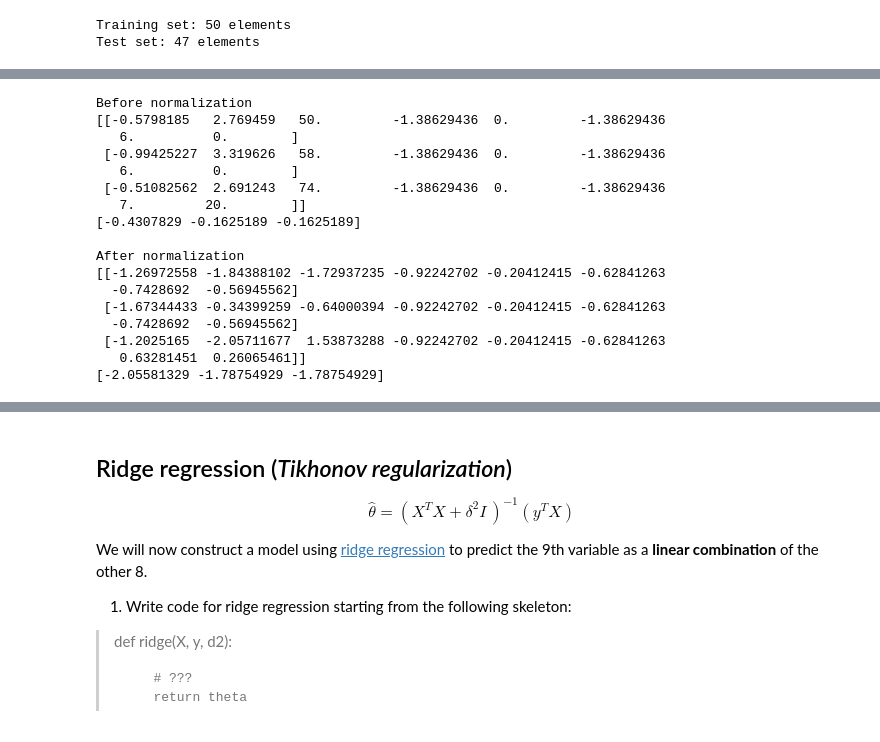
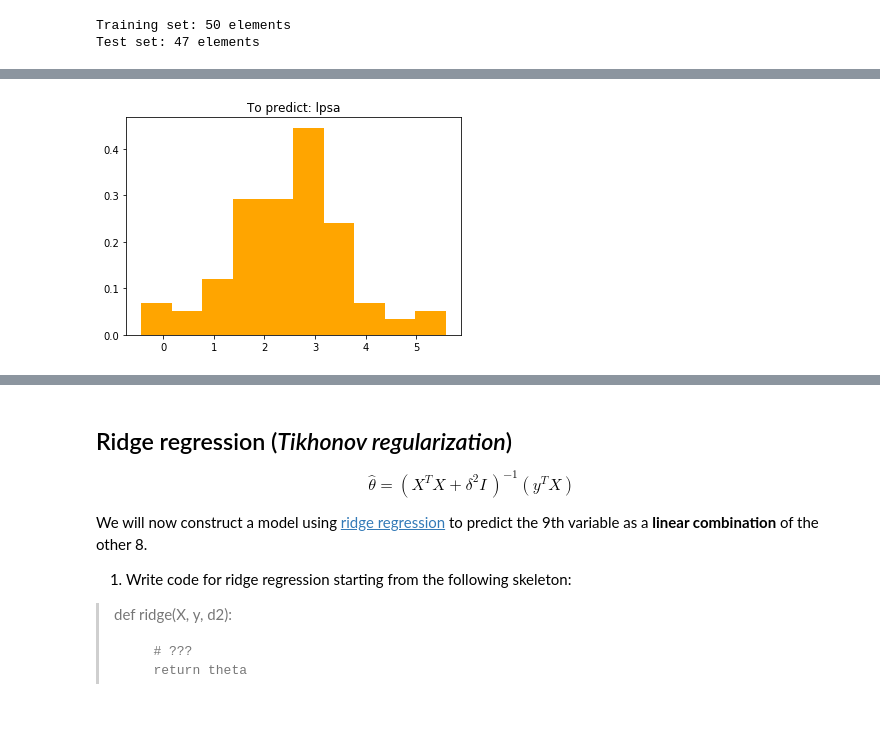
Before and after one commit to LecJackS/CPSC-540-Nando-de-Freitas, a Jupyter notebook: Homework 1.ipynb, the cells around one changed output, grey strips where cells are left out. Cells and saved outputs as stored; diff of their text form; code cells hidden in the pictures.

```diff
--- a/Homework 1.ipynb
+++ b/Homework 1.ipynb
@@ -56,3 +84,9 @@ Test set: 47 elements
+# %%
+plt.hist(y, density=True, color='orange')
+plt.title("To predict: lpsa")
+plt.show()
+# %% [output]
+[figure, added]
 # %%
 # Set both variables to have zero mean and standardize the input variables to have unit variance.
 # Get mean and std
@@ -60,33 +94,6 @@ X_bar = np.mean(X_train, axis=0)
 X_std = np.std(X_train, axis=0)
 y_bar = np.mean(y_train)
 
-# Before normalization
-print('Before normalization')
-print(X_train[0:3])
-print(y_train[0:3], '\n')
 # Normalize
 y_train = y_train - y_bar
 X_train = (X_train - X_bar) / X_std
-
-#After normalization
-print('After normalization')
-print(X_train[0:3])
-print(y_train[0:3])
-# %% [output]
-Before normalization
-[[-0.5798185   2.769459   50.         -1.38629436  0.         -1.38629436
-   6.          0.        ]
- [-0.99425227  3.319626   58.         -1.38629436  0.         -1.38629436
-   6.          0.        ]
- [-0.51082562  2.691243   74.         -1.38629436  0.         -1.38629436
-   7.         20.        ]]
-[-0.4307829 -0.1625189 -0.1625189]
-
-After normalization
-[[-1.26972558 -1.84388102 -1.72937235 -0.92242702 -0.20412415 -0.62841263
-  -0.7428692  -0.56945562]
- [-1.67344433 -0.34399259 -0.64000394 -0.92242702 -0.20412415 -0.62841263
-  -0.7428692  -0.56945562]
- [-1.2025165  -2.05711677  1.53873288 -0.92242702 -0.20412415 -0.62841263
-   0.63281451  0.26065461]]
-[-2.05581329 -1.78754929 -1.78754929]
```
Also changed, not shown: parts of 11 cells of this notebook, 6 other files.
